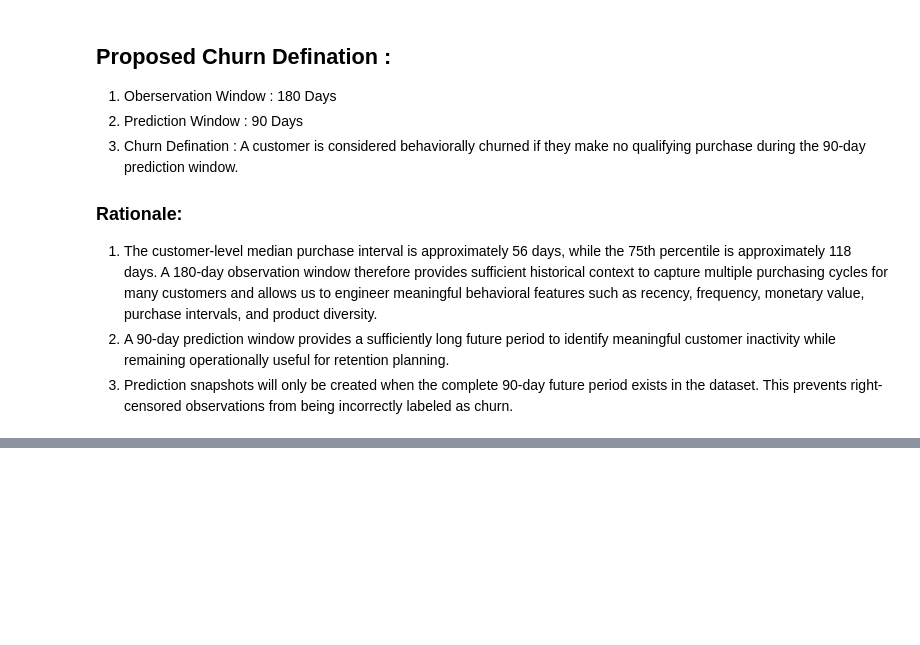
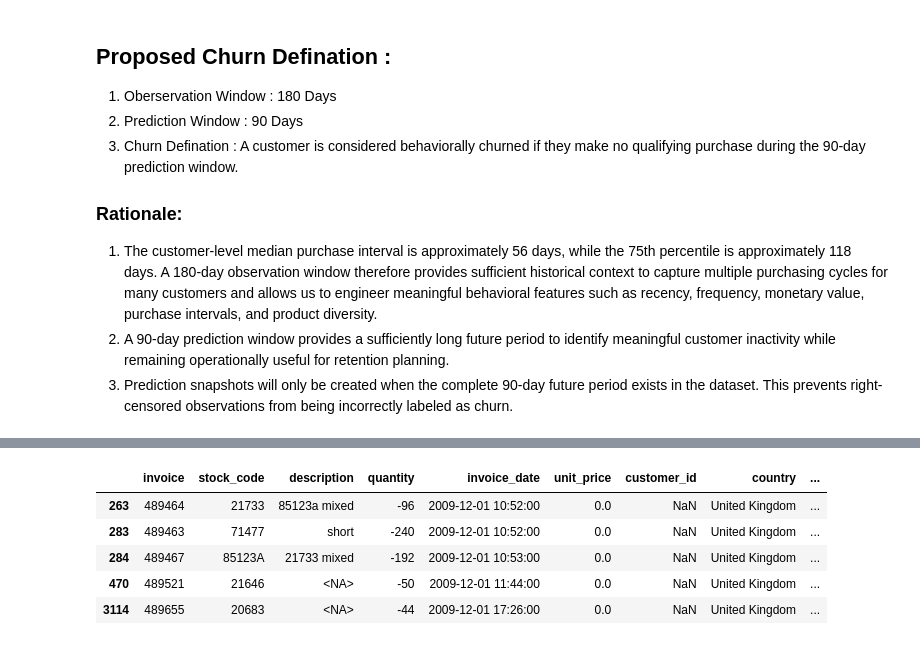
Before and after one commit to VishnuVardhanKasireddy/customer-churn-intelligence-platform, a Jupyter notebook: notebooks/01_data_understanding.ipynb, the cells around one changed output, grey strips where cells are left out. Cells and saved outputs as stored; diff of their text form; code cells hidden in the pictures; blank space fills up the shorter version.

```diff
--- a/notebooks/01_data_understanding.ipynb
+++ b/notebooks/01_data_understanding.ipynb
@@ -644,0 +854,10 @@ dtype: int64
+# %%
+negative_transactions = classified_df[classified_df["is_return"]]
+negative_transactions.head()
+# %% [output]
+|  | invoice | stock_code | description | quantity | invoice_date | unit_price | customer_id | country | ... |
+| 263 | 489464 | 21733 | 85123a mixed | -96 | 2009-12-01 10:52:00 | 0.0 | NaN | United Kingdom | ... |
+| 283 | 489463 | 71477 | short | -240 | 2009-12-01 10:52:00 | 0.0 | NaN | United Kingdom | ... |
+| 284 | 489467 | 85123A | 21733 mixed | -192 | 2009-12-01 10:53:00 | 0.0 | NaN | United Kingdom | ... |
+| 470 | 489521 | 21646 | <NA> | -50 | 2009-12-01 11:44:00 | 0.0 | NaN | United Kingdom | ... |
+| 3114 | 489655 | 20683 | <NA> | -44 | 2009-12-01 17:26:00 | 0.0 | NaN | United Kingdom | ... |
```
Also changed, not shown: parts of 32 cells of this notebook, 2 other files.
